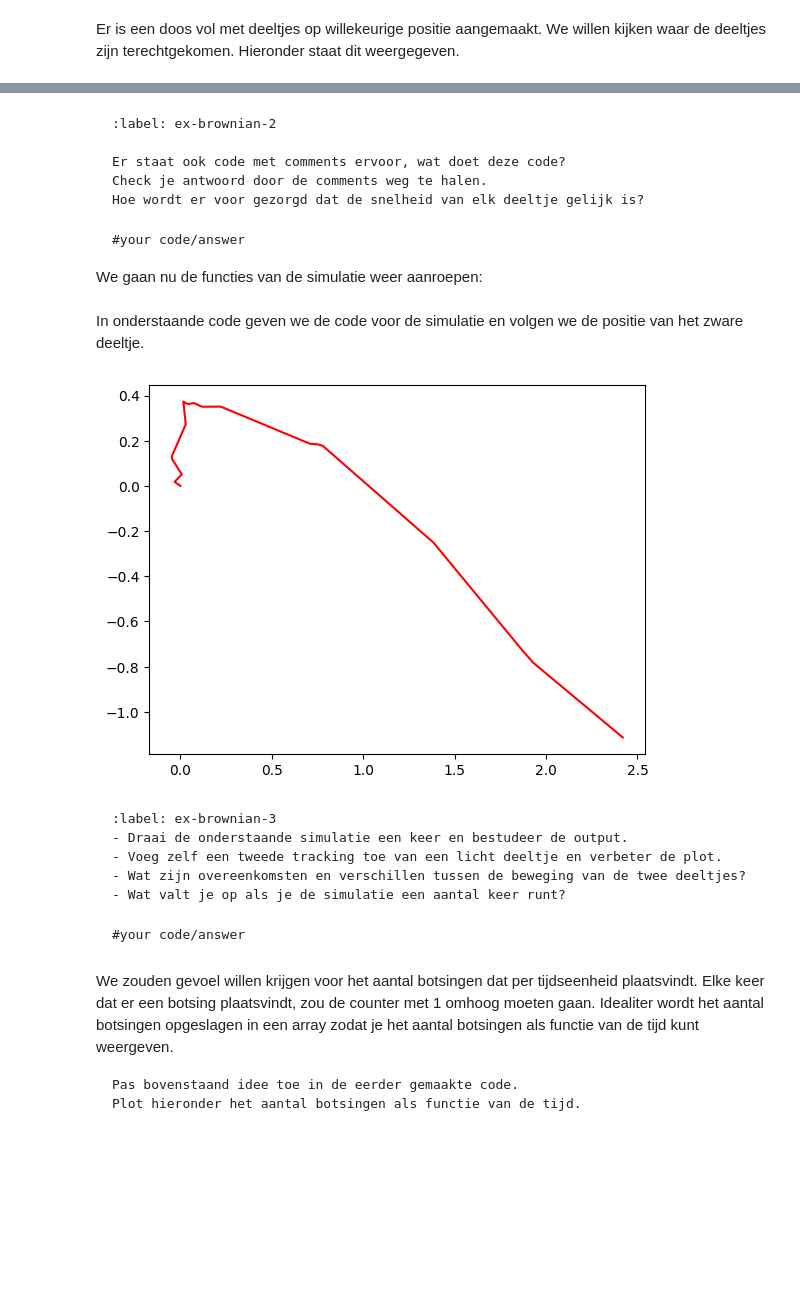
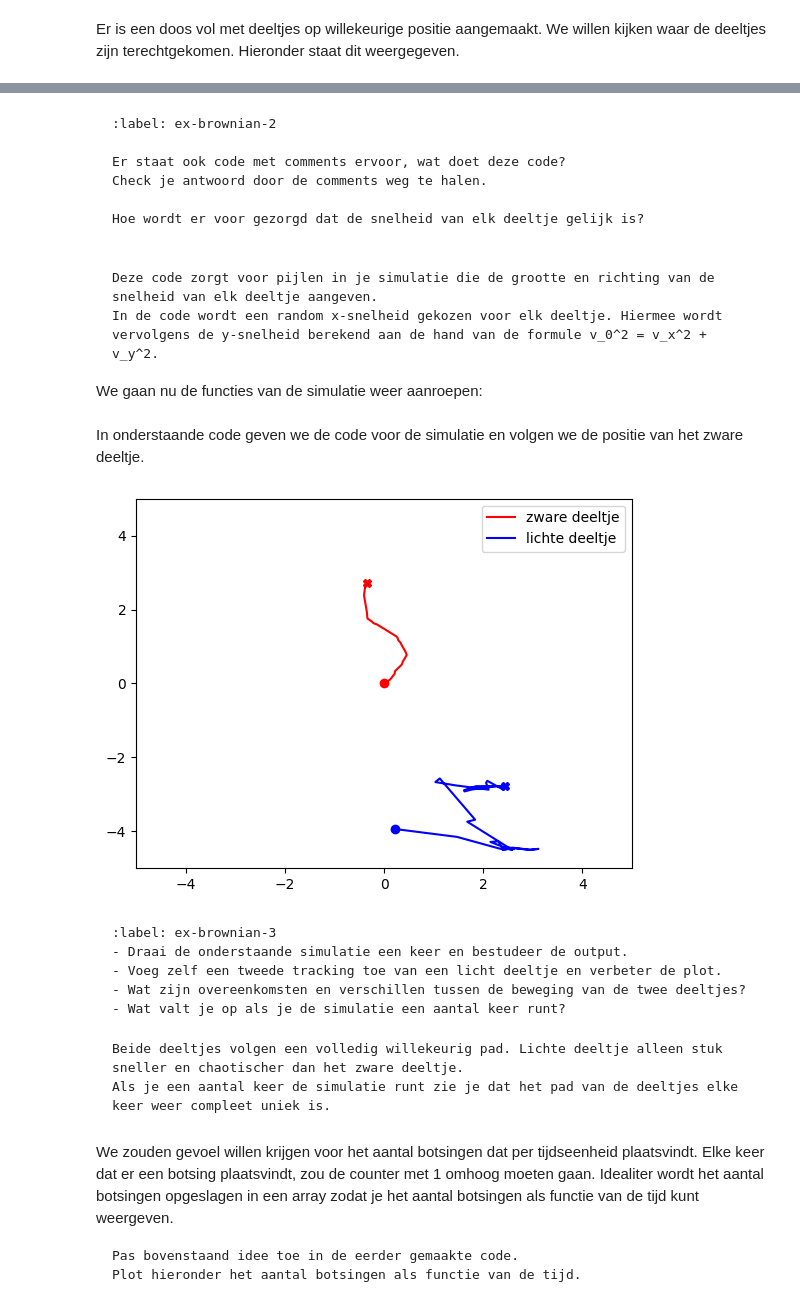
Before and after one commit to qsanson/Kwadraat, a Jupyter notebook: Content/PySim/4_brownianmotion.ipynb, the cells around one changed output, grey strips where cells are left out. Saved outputs shown, nothing was run; the diff lists cells and outputs as text; code cells hidden in the pictures; blank space fills up the shorter version.

````diff
--- a/Content/PySim/4_brownianmotion.ipynb
+++ b/Content/PySim/4_brownianmotion.ipynb
@@ -112,11 +112,14 @@ plt.show()
 
 Er staat ook code met comments ervoor, wat doet deze code?
 Check je antwoord door de comments weg te halen.
+
 Hoe wordt er voor gezorgd dat de snelheid van elk deeltje gelijk is?
+
 ```
 
 ```{solution} ex-brownian-2
-#your code/answer
+Deze code zorgt voor pijlen in je simulatie die de grootte en richting van de snelheid van elk deeltje aangeven.
+In de code wordt een random x-snelheid gekozen voor elk deeltje. Hiermee wordt vervolgens de y-snelheid berekend aan de hand van de formule v_0^2 = v_x^2 + v_y^2.
 ```
 
 We gaan nu de functies van de simulatie weer aanroepen:
@@ -144,50 +147,56 @@ def particle_collision(p1: ParticleClass, p2: ParticleClass):
     p1.v -= 2 * m2 / (m1 + m2) * dot_product / distance_squared * delta_r
     p2.v += 2 * m1 / (m1 + m2) * dot_product / distance_squared * delta_r
 
+counter = 0
 def handle_collisions(particles):
-#your code/answer
     """ alle onderlinge botsingen afhandelen voor deeltjes in lijst """
     num_particles = len(particles)
+    collisions = 0
     for i in range(num_particles):
         for j in range(i+1, num_particles):
             if collide_detection(particles[i], particles[j]):
+                collisions += 1
                 particle_collision(particles[i], particles[j])
-#your code/answer
+    return collisions
 # %% [markdown]
 In onderstaande code geven we de code voor de simulatie en volgen we de positie van het zware deeltje.
 # %%
 # tracken van het zware deeltje
 track_x = []
 track_y = []
 
-#your code/answer
+track_x1 = []
+track_y1 = []
 
-#your code/answer
-
-#your code/answer
+collisions_per_timestep = []
 
 for i in range(400):
-#your code/answer
-
     for p in particles:
         p.update_position()    # Update positie
         p.boxcollision()         # Wandbotsing werkt per deeltje
-
+    collisions_this_step = handle_collisions(particles)
+    collisions_per_timestep.append(collisions_this_step)
     handle_collisions(particles)
-
-#your code/answer
 
     track_x.append(particles[N-1].r[0])
     track_y.append(particles[N-1].r[1])
 
-#your code/answer
+    track_x1.append(particles[0].r[0])
+    track_y1.append(particles[0].r[1])
 
 plt.figure()
-plt.plot(track_x,track_y,'r')
-#your code/answer
+plt.xlim(-Box_length_0,Box_length_0)
+plt.ylim(-Box_length_0,Box_length_0)
+plt.plot(track_x,track_y,'r', label = "zware deeltje")
+plt.plot(track_x[0], track_y[0], "ro")
+plt.plot(track_x[-1], track_y[-1], "rX")
+plt.plot(track_x1,track_y1,'b', label = "lichte deeltje")
+plt.plot(track_x1[0], track_y1[0], "bo")
+plt.plot(track_x1[-1], track_y1[-1], "bX")
+plt.legend()
 plt.show()
 # %% [output]
-[figure, old version]
+[figure, new version]
 # %% [markdown]
 ```{exercise} Brownian motion in beeld
 :label: ex-brownian-3
@@ -198,7 +207,8 @@ plt.show()
 ```
 
 ```{solution} ex-brownian-3
-#your code/answer
+Beide deeltjes volgen een volledig willekeurig pad. Lichte deeltje alleen stuk sneller en chaotischer dan het zware deeltje.
+Als je een aantal keer de simulatie runt zie je dat het pad van de deeltjes elke keer weer compleet uniek is.
 ```
 # %% [markdown]
 We zouden gevoel willen krijgen voor het aantal botsingen dat per tijdseenheid plaatsvindt.
````
Also changed, not shown: parts of 3 cells of this notebook.
